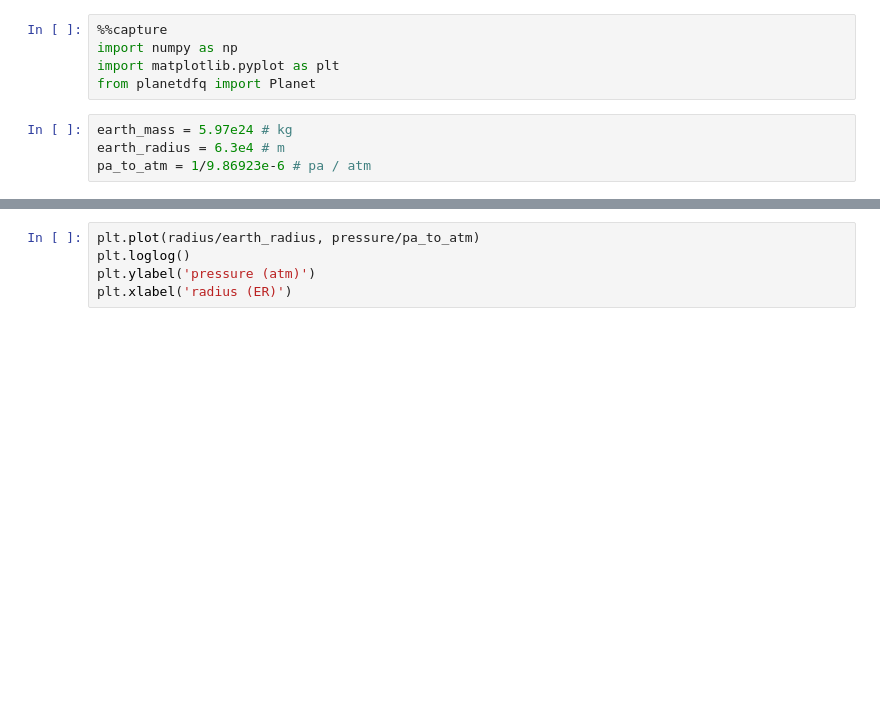
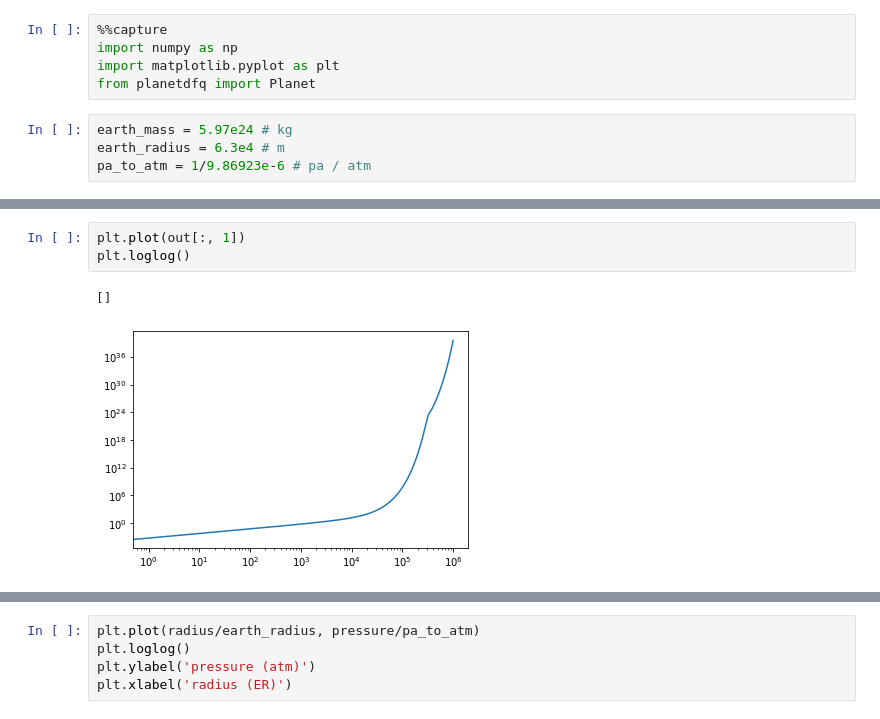
Before and after one commit to calvinosinga/intoexo, a Jupyter notebook: analysis.ipynb, the cells around one changed output, grey strips where cells are left out. Drawn from its saved outputs; the diff is of its cells as text; blank space fills up the shorter version.

```diff
--- a/analysis.ipynb
+++ b/analysis.ipynb
@@ -39 +28,7 @@ print(len(pressure))
+# %%
+plt.plot(out[:, 1])
+plt.loglog()
+# %% [output]
+[]
+[figure, added]
 # %%
```
Also changed, not shown: parts of 6 cells of this notebook, 1 other file.
